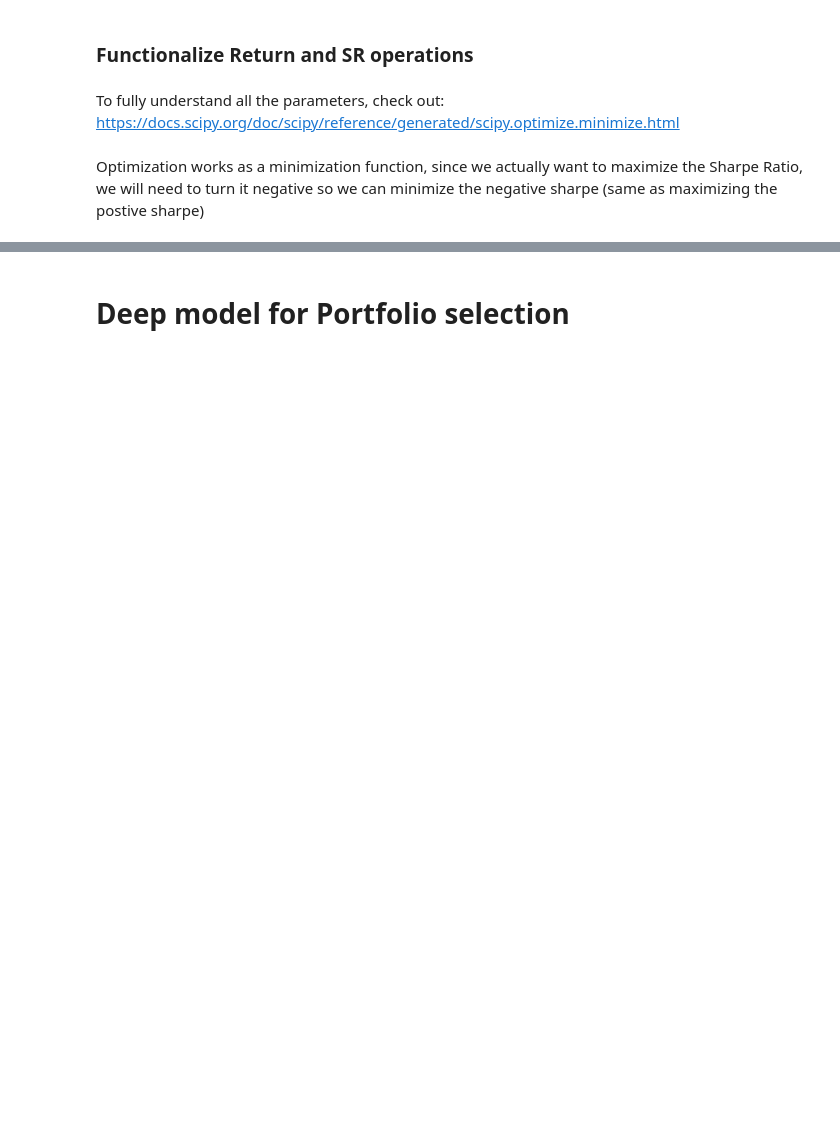
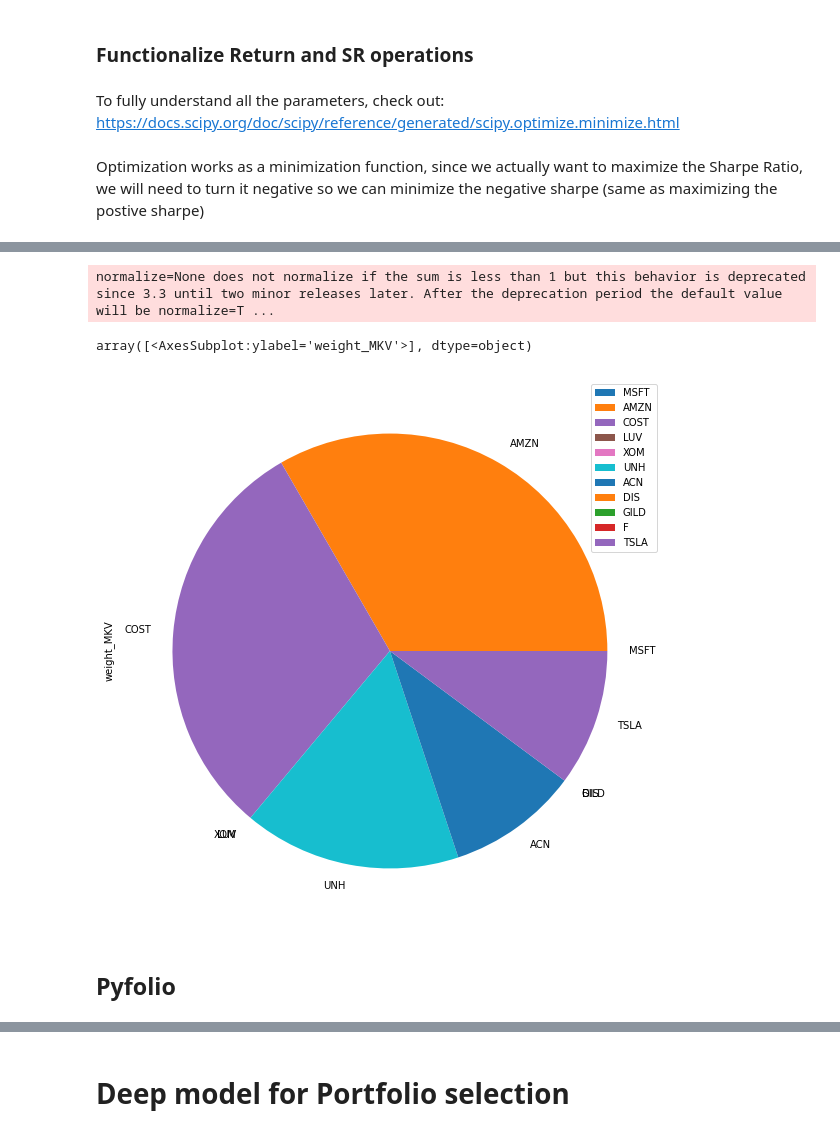
Before and after one commit to ThxHuncho/Financial-Analysis-, a Jupyter notebook: Financial analysis/Deep learning for portfolio selection .ipynb, the cells around one changed output, grey strips where cells are left out. Saved outputs shown, nothing was run; the diff lists cells and outputs as text; code cells hidden in the pictures; blank space fills up the shorter version.

```diff
--- a/Financial analysis/Deep learning for portfolio selection .ipynb
+++ b/Financial analysis/Deep learning for portfolio selection .ipynb
@@ -345,4 +172,6 @@ def check_sum(weights):
 cons = ({'type':'eq','fun': check_sum})
 # %%
 # 0-1 bounds for each weight
-bounds = ((0, 1), (0, 1), (0, 1), (0, 1), (0, 1), (0, 1), (0, 1), (0, 1), (0, 1), (0, 1))
+bounds = ((0, 1), (0, 1), (0, 1), (0, 1), (0, 1),
+          (0, 1), (0, 1), (0, 1), (0, 1), (0, 1),
+          (0, 1), (0, 1), (0, 1), (0, 1), (0, 1))
@@ -352,3 +178,7 @@ init_guess = [0.10,0.10,0.10,0.10,0.10,0.10,0.10,0.10,0.10,0.10]
+# %%
+# Initial Guess (equal distribution)
+c=1/15
+init_guess = [c,c,c,c,c,c,c,c,c,c,c,c,c,c,c]
 # %%
 # Sequential Least SQuares Programming (SLSQP).
 opt_results = minimize(neg_sharpe,init_guess,method='SLSQP',bounds=bounds,constraints=cons)
@@ -377,2 +223,2 @@ array([3.16987288e-16, 0.00000000e+00, 9.41356064e-02, 0.00000000e+00,
 # %%
-get_ret_vol_sr(opt_results.x)
+d={'weight_MKV':list(opt_results.x)}
@@ -380,0 +225,3 @@ array([1.33646085, 1.12789004, 1.18492122])
+# %%
+wei=pd.DataFrame(data=d,index=list(assets.columns))
+wei
@@ -380,0 +245,8 @@ array([1.33646085, 1.12789004, 1.18492122])
+# %%
+wei.plot.pie(figsize=(10, 10),subplots=True)
+# %% [output]
+normalize=None does not normalize if the sum is less than 1 but this behavior is deprecated since 3.3 until two minor releases later. After the deprecation period the default value will be normalize=T ...
+array([<AxesSubplot:ylabel='weight_MKV'>], dtype=object)
+[figure, added]
+# %% [markdown]
+## Pyfolio
```
Also changed, not shown: parts of 107 cells of this notebook.
